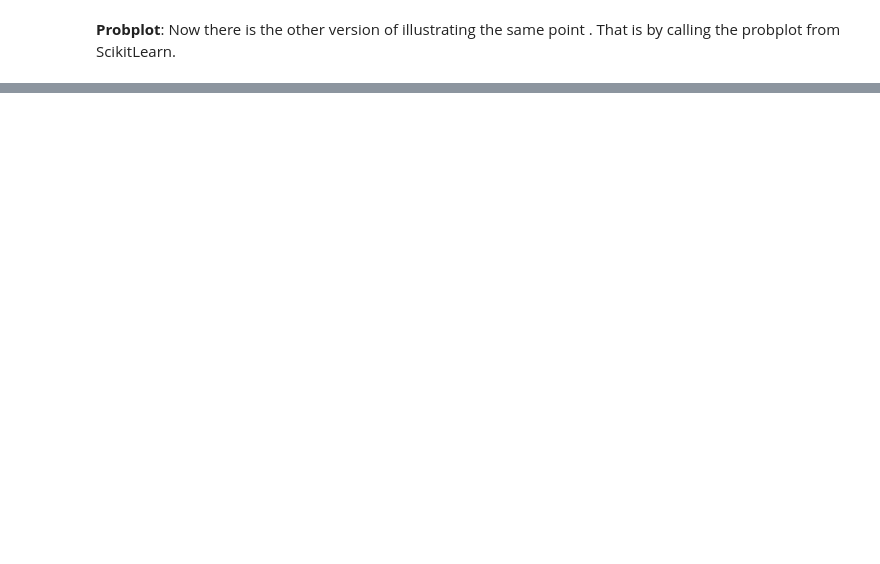
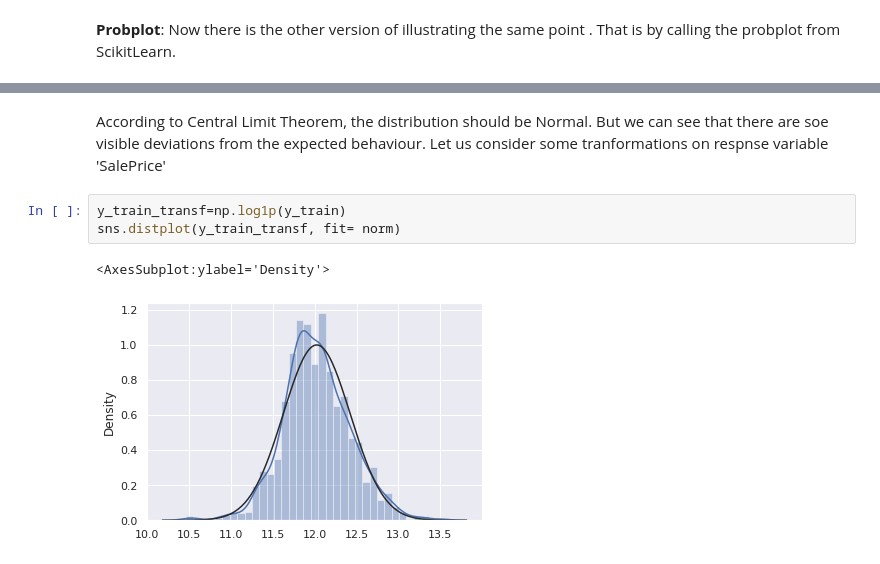
Before and after one commit to tilakmallikarjun/tilakmallikarjun, a Jupyter notebook: eda-notebook.ipynb, the cells around one changed output, grey strips where cells are left out. Drawn from its saved outputs; the diff is of its cells as text; blank space fills up the shorter version.

```diff
--- a/eda-notebook.ipynb
+++ b/eda-notebook.ipynb
@@ -704,0 +698,8 @@ Now here is the catch. What if the resulting distribution of response variable y
+# %% [markdown]
+According to Central Limit Theorem, the distribution should be Normal. But we can see that there are soe visible deviations from the expected behaviour. Let us consider some tranformations on respnse variable 'SalePrice'
+# %%
+y_train_transf=np.log1p(y_train)
+sns.distplot(y_train_transf, fit= norm)
+# %% [output]
+<AxesSubplot:ylabel='Density'>
+[figure, added]
```
Also changed, not shown: parts of 32 cells of this notebook.
